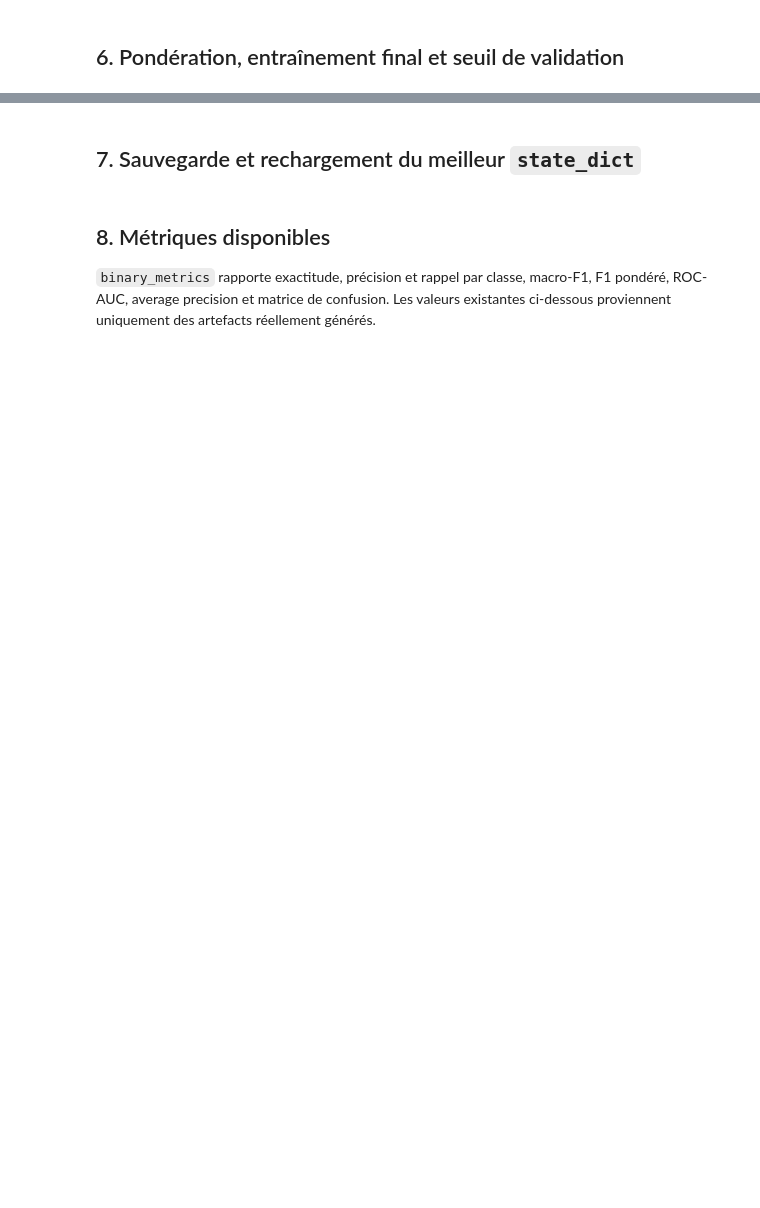
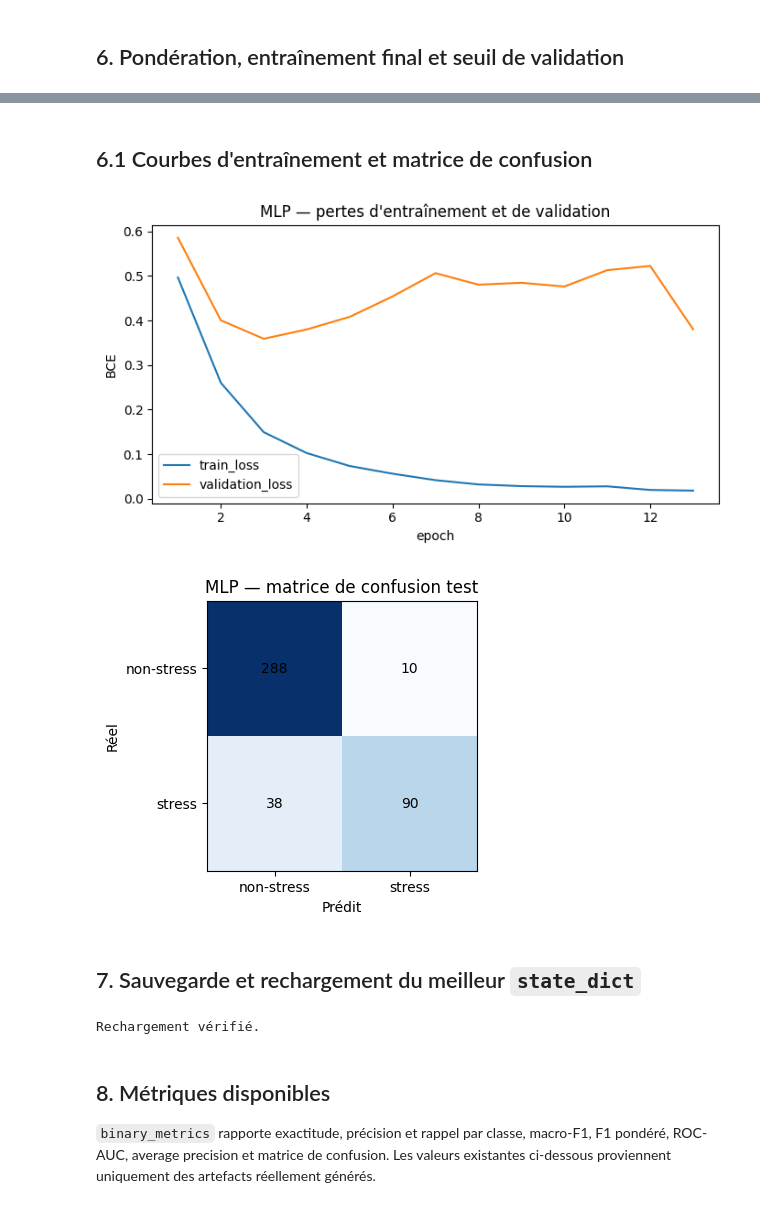
Before and after one commit to dounia1230/wesad_stress_project, a Jupyter notebook: notebooks/02_mlp.ipynb, the cells around one changed output, grey strips where cells are left out. Cells and saved outputs as stored; diff of their text form; code cells hidden in the pictures; blank space fills up the shorter version.

```diff
--- a/notebooks/02_mlp.ipynb
+++ b/notebooks/02_mlp.ipynb
@@ -161,7 +161,7 @@ Consider using tensor.detach() first. (Triggered internally at C:\actions-runner
 
 Les trois modèles utilisent la même architecture, les mêmes données et la même graine. L'initialisation maximisant le macro-F1 de validation est gelée avant toute évaluation test. Une initialisation constante est incluse à titre pédagogique ; sa symétrie peut pénaliser l'apprentissage.
 # %%
-RUN_MLP_TRAINING = False
+RUN_MLP_TRAINING = True
 initialization_runs = {}
 if RUN_MLP_TRAINING:
     for method in ("gaussian", "constant", "xavier"):
@@ -184,6 +184,13 @@ if RUN_MLP_TRAINING:
     ]).sort_values("validation_macro_f1", ascending=False)
     display(initialization_table)
     selected_initialization = initialization_table.iloc[0]["initialization"]
+    initialization_artifact_dir = PROJECT_ROOT / "artifacts/models/mlp"
+    initialization_artifact_dir.mkdir(parents=True, exist_ok=True)
+    initialization_table.to_csv(initialization_artifact_dir / "initialization_validation_results.csv", index=False)
+    (initialization_artifact_dir / "selected_initialization.json").write_text(
+        json.dumps({"initialization": selected_initialization, "selected_on": "validation_macro_f1"}, indent=2),
+        encoding="utf-8",
+    )
 else:
     print("Non exécuté : activer RUN_MLP_TRAINING pour sélectionner l'initialisation sur validation.")
 # %% [output]
@@ -211,4 +238,4 @@ if RUN_MLP_TRAINING:
     test_start = time.perf_counter(); test_probabilities, test_true = collect_probabilities(model, test_loader, device); inference_time = time.perf_counter() - test_start
     test_metrics = {**binary_metrics(test_true, test_probabilities, threshold), "inference_time_seconds": inference_time}
     subject_metrics = per_subject_metrics(metadata_test, test_true, test_probabilities, threshold)
-    display(pd.DataFrame({"validation": validation_metrics, "test": test_metrics}))
+    display(pd.DataFrame({"validation": pd.Series(validation_metrics), "test": pd.Series(test_metrics)}))
@@ -215,3 +272,20 @@ if RUN_MLP_TRAINING:
+# %% [markdown]
+## 6.1 Courbes d'entraînement et matrice de confusion
+# %%
+if RUN_MLP_TRAINING:
+    fig, ax = plt.subplots(figsize=(7, 4))
+    history.plot(x="epoch", y=["train_loss", "validation_loss"], ax=ax)
+    ax.set(title="MLP — pertes d'entraînement et de validation", ylabel="BCE")
+    plt.tight_layout(); plt.show()
+    cm = np.asarray(test_metrics["confusion_matrix"])
+    fig, ax = plt.subplots(figsize=(4, 4)); ax.imshow(cm, cmap="Blues")
+    ax.set(xticks=[0, 1], yticks=[0, 1], xticklabels=["non-stress", "stress"], yticklabels=["non-stress", "stress"], xlabel="Prédit", ylabel="Réel")
+    for row in range(2):
+        for col in range(2): ax.text(col, row, cm[row, col], ha="center", va="center")
+    ax.set_title("MLP — matrice de confusion test"); plt.tight_layout(); plt.show()
+# %% [output]
+[figure, added]
+[figure, added]
 # %% [markdown]
 ## 7. Sauvegarde et rechargement du meilleur `state_dict`
 # %%
@@ -236,6 +310,8 @@ if RUN_MLP_TRAINING:
     after = reloaded(X_test[:8].to(device)).detach()
     torch.testing.assert_close(before, after)
     print("Rechargement vérifié.")
+# %% [output]
+Rechargement vérifié.
 # %% [markdown]
 ## 8. Métriques disponibles
 
```
Also changed, not shown: parts of 4 cells of this notebook, 10 other files.
